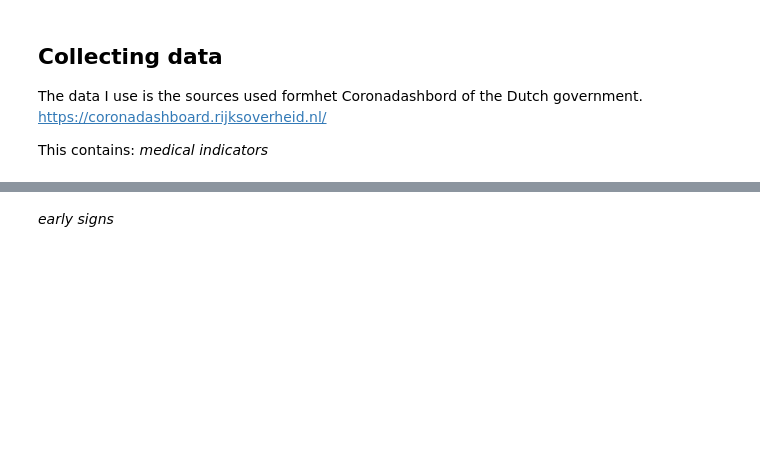
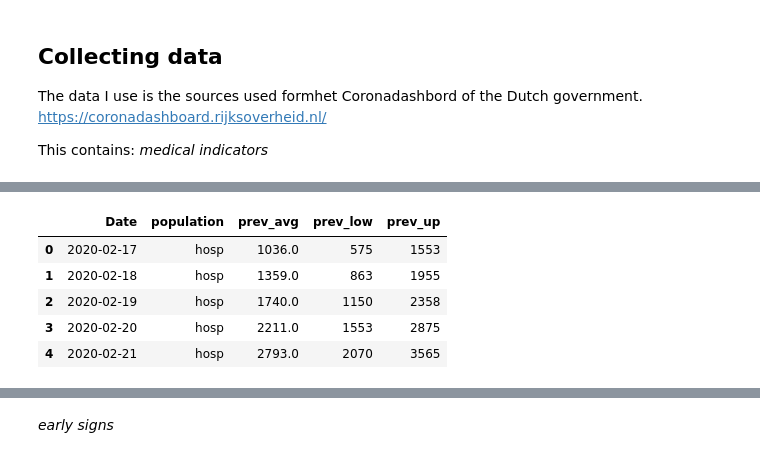
Before and after one commit to cjvanzwol/notebooks, a Jupyter notebook: Covid.ipynb, the cells around one changed output, grey strips where cells are left out. Drawn from its saved outputs; the diff is of its cells as text; code cells hidden in the pictures; blank space fills up the shorter version.

```diff
--- a/Covid.ipynb
+++ b/Covid.ipynb
@@ -58,0 +71,12 @@ md("- hospital admissions per day")
+# %%
+md("- number of infectious people")
+# https://data.rivm.nl/geonetwork/srv/dut/catalog.search#/metadata/097155aa-75eb-4caa-8ed3-4c6edb80467e
+infected = pd.read_json('https://data.rivm.nl/covid-19/COVID-19_prevalentie.json')
+infected.head()
+# %% [output]
+|  | Date | population | prev_avg | prev_low | prev_up |
+| 0 | 2020-02-17 | hosp | 1036.0 | 575 | 1553 |
+| 1 | 2020-02-18 | hosp | 1359.0 | 863 | 1955 |
+| 2 | 2020-02-19 | hosp | 1740.0 | 1150 | 2358 |
+| 3 | 2020-02-20 | hosp | 2211.0 | 1553 | 2875 |
+| 4 | 2020-02-21 | hosp | 2793.0 | 2070 | 3565 |
```
Also changed, not shown: parts of 18 cells of this notebook, 1 other file.
